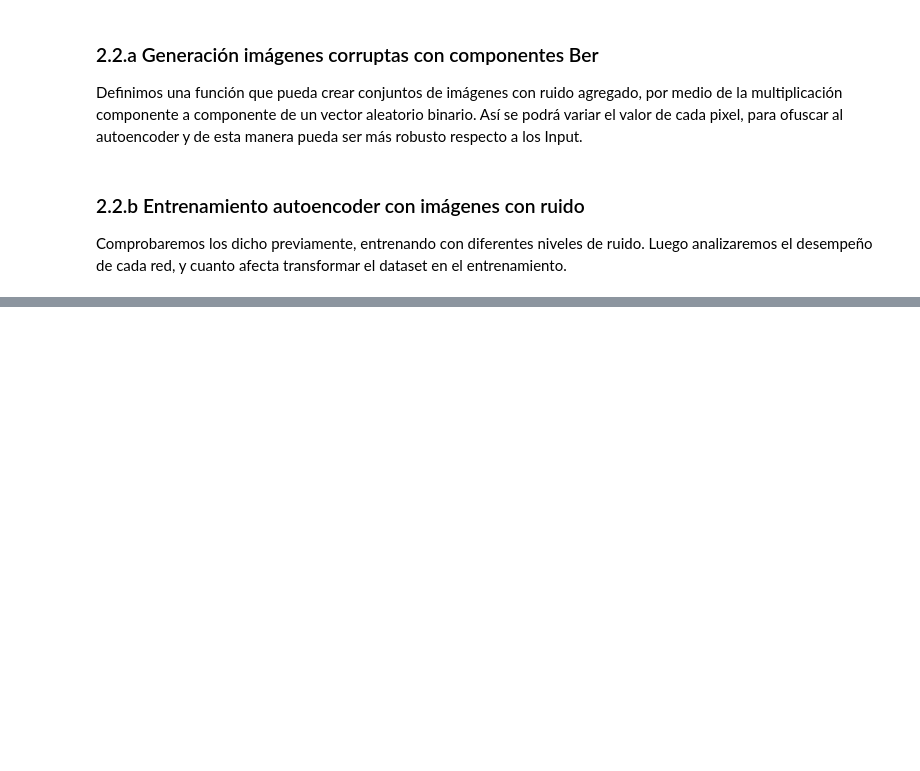
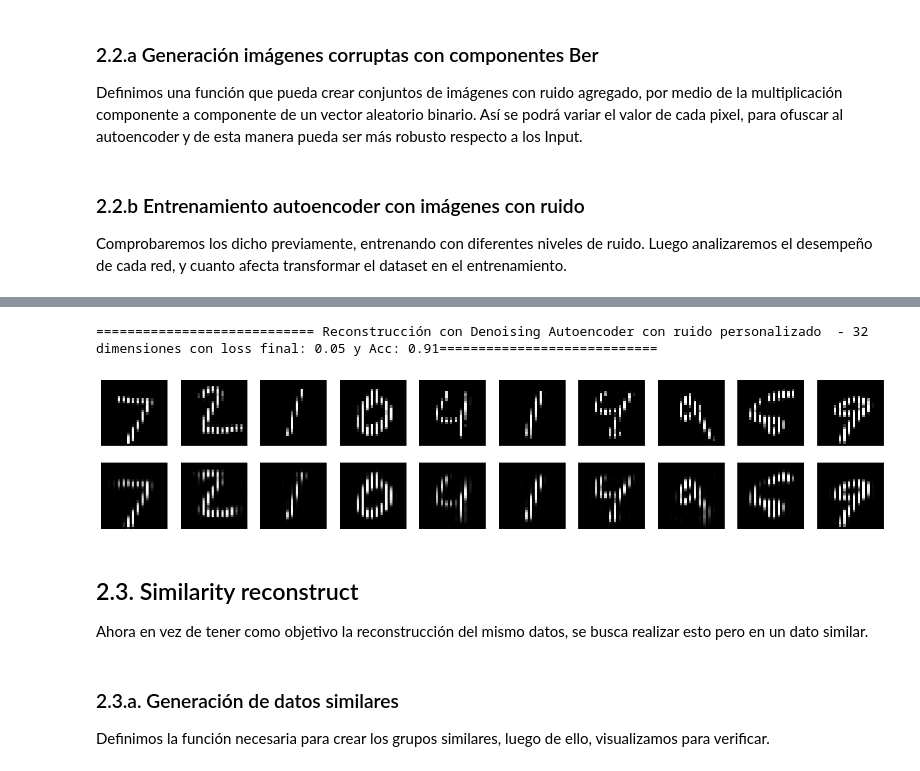
Before and after one commit to rigonzal/ANN, a Jupyter notebook: Approach3/Pregunta_2_colab.ipynb, the cells around one changed output, grey strips where cells are left out. Drawn from its saved outputs; the diff is of its cells as text; code cells hidden in the pictures; blank space fills up the shorter version.

```diff
--- a/Approach3/Pregunta_2_colab.ipynb
+++ b/Approach3/Pregunta_2_colab.ipynb
@@ -936,0 +1019,10 @@ Epoch 10/40
+# %%
+encoded_2_d = Dense(32, activation='relu')(input_img)
+decoded_2_d = Dense(784, activation='sigmoid')(encoded_2_d)
+autoencoder_2_d = Model(input=input_img, output=decoded_2_d)
+encoder_2_d = Model(input=input_img, output=encoded_2_d)
+encoded_input_2_d = Input(shape=(32,))
+decoder_layer_2_d = autoencoder_2_d.layers[-1]
+decoder_2_d = Model(inputs=encoded_input_2_d, outputs=decoder_layer_2_d(encoded_input_2_d))
+autoencoder_2_d.compile(optimizer=SGD(lr=1.0), loss='binary_crossentropy', metrics=['accuracy'])
+history_2_d = autoencoder_2_d.fit(x_train_2_d,x_train,epochs=40,batch_size=32,validation_data=(x_val_2_d,x_val))
@@ -937,4 +1047,7 @@ Epoch 10/40
 # %%
-loss = history_1_f_1.history['val_loss'][-1]
-acc = history_1_f_1.history['val_acc'][-1]
-plot_reconstruction(x_test,autoencoder_1_f_1,64,loss,acc," Autoencoder ",False)
+loss = history_2_d.history['val_loss'][-1]
+acc = history_2_d.history['val_acc'][-1]
+plot_reconstruction(x_test_2_d,autoencoder_2_d,32,loss,acc,"Denoising Autoencoder con ruido personalizado ",False)
+# %% [output]
+============================ Reconstrucción con Denoising Autoencoder con ruido personalizado  - 32 dimensiones con loss final: 0.05 y Acc: 0.91============================
+[figure, added]
@@ -946,0 +1054,8 @@ while(True):
+# %% [markdown]
+## 2.3. Similarity reconstruct
+
+Ahora en vez de tener como objetivo la reconstrucción del mismo datos, se busca realizar esto pero en un dato similar.
+# %% [markdown]
+### 2.3.a. Generación de datos similares
+
+Definimos la función necesaria para crear los grupos similares, luego de ello, visualizamos para verificar.
```
Also changed, not shown: parts of 21 cells of this notebook.
